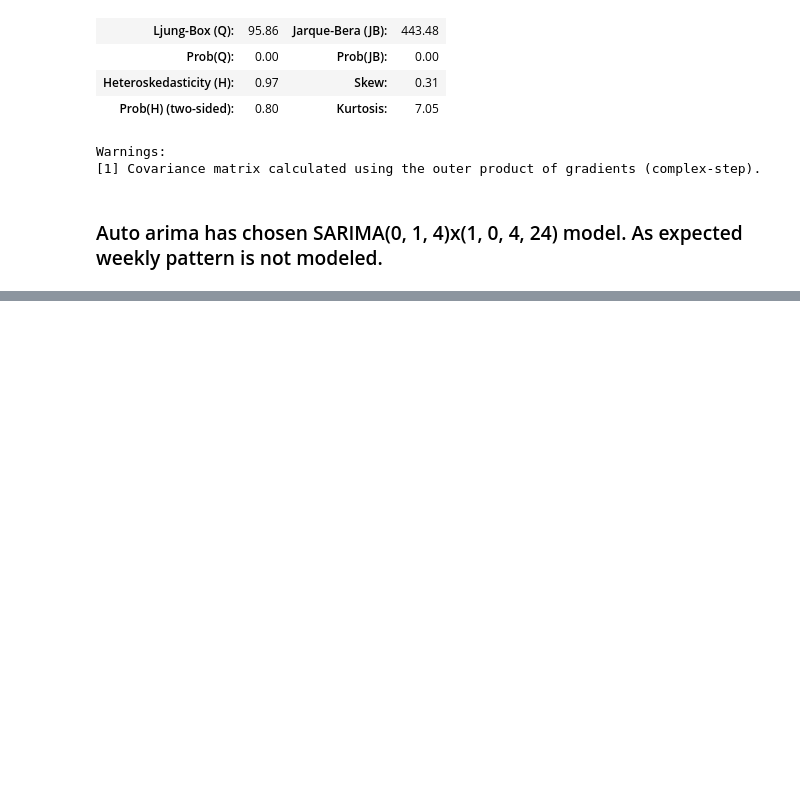
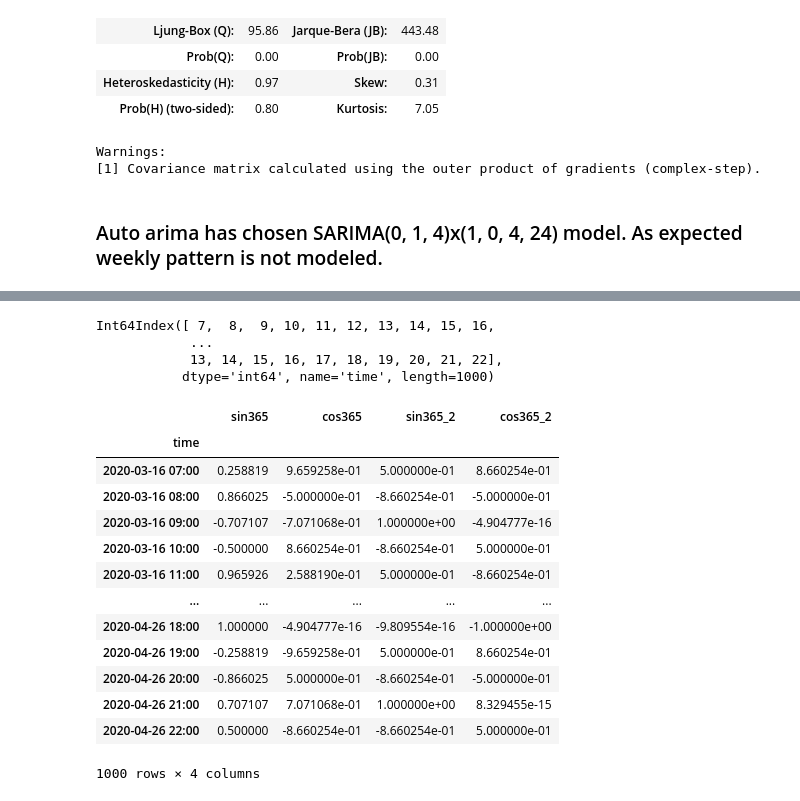
Before and after one commit to satishukadam/notebooks, a Jupyter notebook: SmartCity/MultipleSeasonalTimeSeriesAnalysis.ipynb, the cells around one changed output, grey strips where cells are left out. Drawn from its saved outputs; the diff is of its cells as text; code cells hidden in the pictures; blank space fills up the shorter version.

```diff
--- a/SmartCity/MultipleSeasonalTimeSeriesAnalysis.ipynb
+++ b/SmartCity/MultipleSeasonalTimeSeriesAnalysis.ipynb
@@ -145,0 +166,3 @@ plt.plot(y_arima_exog_forecast)
+# %%
+# prepare Fourier terms
+exog = pd.DataFrame({'time': y.index})
@@ -145,0 +185,9 @@ plt.plot(y_arima_exog_forecast)
+# %%
+exog = exog.set_index(pd.PeriodIndex(exog['time'], freq='H'))
+# %%
+exog.index.hour
+# %% [output]
+Int64Index([ 7,  8,  9, 10, 11, 12, 13, 14, 15, 16,
+            ...
+            13, 14, 15, 16, 17, 18, 19, 20, 21, 22],
+           dtype='int64', name='time', length=1000)
@@ -145,0 +202,17 @@ plt.plot(y_arima_exog_forecast)
+# %%
+exog
+# %% [output]
+|  | sin365 | cos365 | sin365_2 | cos365_2 |
+| time |  |  |  |  |
+| 2020-03-16 07:00 | 0.258819 | 9.659258e-01 | 5.000000e-01 | 8.660254e-01 |
+| 2020-03-16 08:00 | 0.866025 | -5.000000e-01 | -8.660254e-01 | -5.000000e-01 |
+| 2020-03-16 09:00 | -0.707107 | -7.071068e-01 | 1.000000e+00 | -4.904777e-16 |
+| 2020-03-16 10:00 | -0.500000 | 8.660254e-01 | -8.660254e-01 | 5.000000e-01 |
+| 2020-03-16 11:00 | 0.965926 | 2.588190e-01 | 5.000000e-01 | -8.660254e-01 |
+| ... | ... | ... | ... | ... |
+| 2020-04-26 18:00 | 1.000000 | -4.904777e-16 | -9.809554e-16 | -1.000000e+00 |
+| 2020-04-26 19:00 | -0.258819 | -9.659258e-01 | 5.000000e-01 | 8.660254e-01 |
+| 2020-04-26 20:00 | -0.866025 | 5.000000e-01 | -8.660254e-01 | -5.000000e-01 |
+| 2020-04-26 21:00 | 0.707107 | 7.071068e-01 | 1.000000e+00 | 8.329455e-15 |
+| 2020-04-26 22:00 | 0.500000 | -8.660254e-01 | -8.660254e-01 | 5.000000e-01 |
+1000 rows × 4 columns
```
Also changed, not shown: parts of 15 cells of this notebook.
